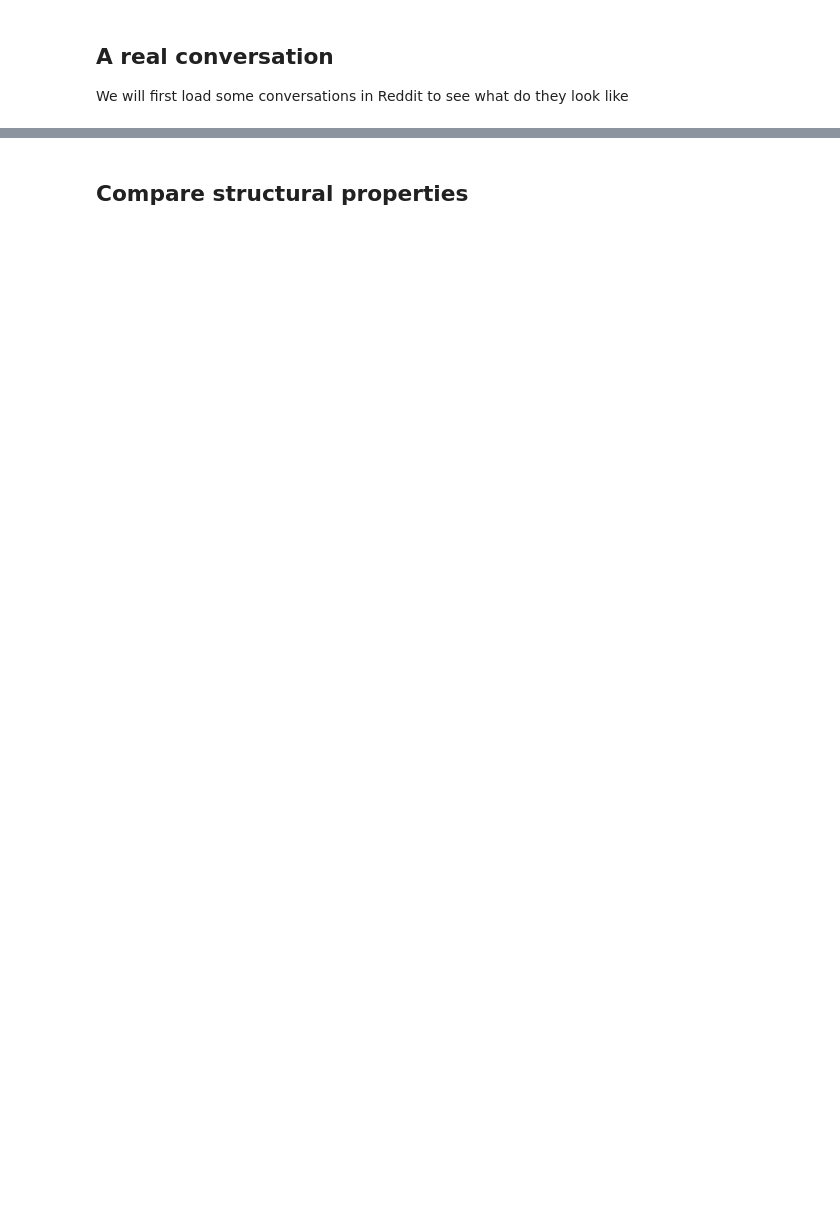
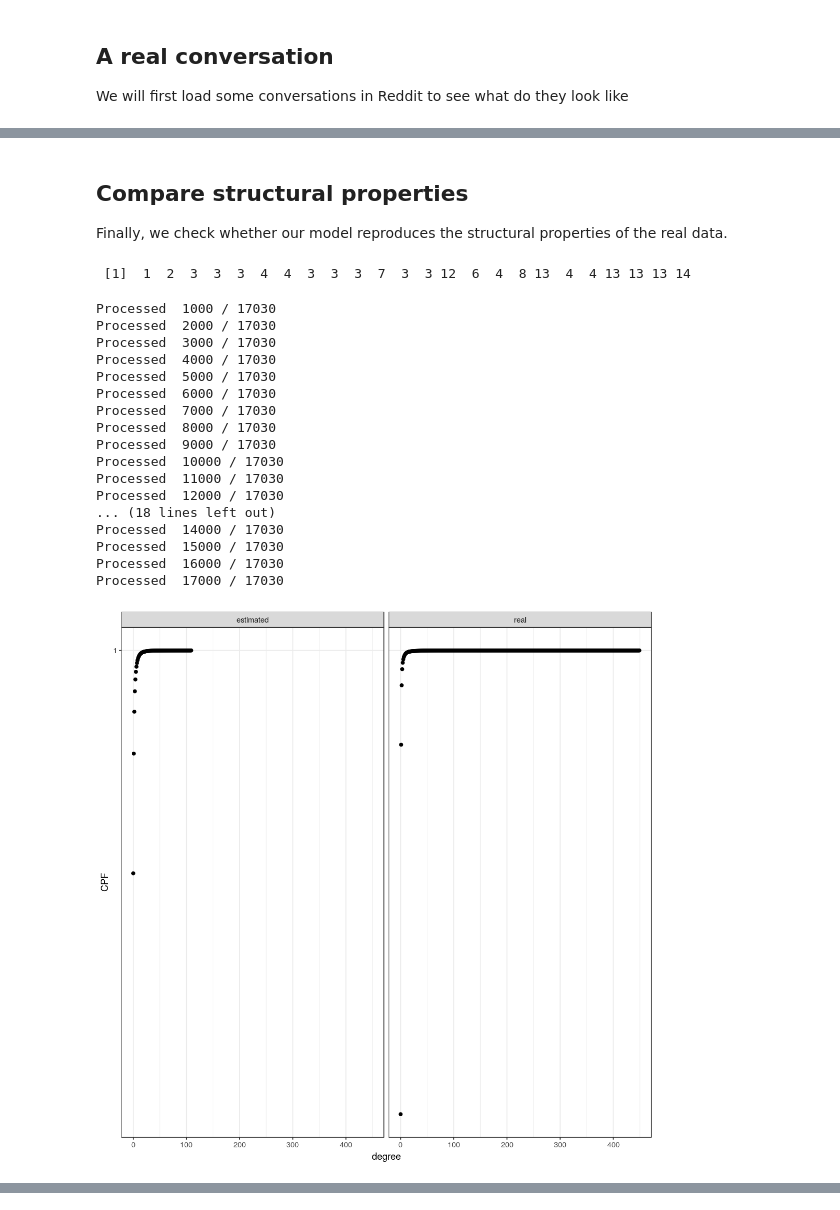
Before and after one commit to alumbreras/generative-discussion-threads, a Jupyter notebook: analysis/Tutorial ASONAM/notebook_asonam.ipynb, the cells around one changed output, grey strips where cells are left out. Cells and saved outputs as stored; diff of their text form; code cells hidden in the pictures; blank space fills up the shorter version.

Commit message:
code seems ok. Still some weirdness in the tutorial. Check it again

```diff
--- a/analysis/Tutorial ASONAM/notebook_asonam.ipynb
+++ b/analysis/Tutorial ASONAM/notebook_asonam.ipynb
@@ -107,0 +106,11 @@ plot.tree.nicely(parents[[3]])
+# %%
+# Estimate alpha, beta, tau parameters
+df.results <- data.frame()
+for(xp in 1:2){
+    alpha_0 <- runif(1)
+    beta_0  <- runif(1)
+    tau_0   <- runif(1, max=0.99)
+    res <- estimation_Gomez2013(df.trees = df.trees, params=list(alpha = alpha_0, beta = beta_0, tau = tau_0))
+    res
+    df.results <- rbind(df.results, res)
+}
@@ -112,25 +193,19 @@ Now we have a growth model. We can fit its parameters to the real threads.
+# %% [markdown]
+## Compare structural properties
+
+Finally, we check whether our model reproduces the structural properties of the real data.
+# %%
+# Generate threads with the estimated parameters
+sizes <- sapply(parents, function(x) length(x))
+parents_hat <- list()
+for(i in 1:length(sizes)){
+  parents_hat[[i]] <- gen.parentsvector.Gomez2013(sizes[i], res$alpha, res$beta, res$tau)
+}
+# %%
+parents_hat[[10]]
+# %% [output]
+ [1]  1  2  3  3  3  4  4  3  3  3  7  3  3 12  6  4  8 13  4  4 13 13 13 14
 # %%
-
-# Estimate paremeters ----------------------------------------------------------
-
-# Store in dataframe format.
-# Each line contains the post id, the chosen parent
-# and the features of its parent (popularity, lag, root) at the
-# moment (t) of that choice.
-df.trees <- all_parents_to_dataframe(parents)
-
-# Grid search of one parameter given the other two
-# This is useful to see the shape of the likelihood around the MLE.
-
-
-# Estimate alpha, beta, tau parameters
-res <- estimation_Gomez2013(df.trees = df.trees, params=list(alpha=0.5, beta=0.6, tau=0.5))
-
-# Generate threads with the estimated parameters
-parents_hat <- replicate(ntrees,
-                         gen.parentsvector.Gomez2013(n, res$alpha, res$beta, res$tau),
-                         simplify = FALSE)
-
 # Compare structural properties ------------------------------------------------
 
 # Degree distribution
@@ -138,8 +213,8 @@ df.degrees     <- struct_degree_distribution(parents)
 df.degrees_hat <- struct_degree_distribution(parents_hat)
 df.degrees$cumprob     <- cumsum(df.degrees$frequency/sum(df.degrees$frequency))
 df.degrees_hat$cumprob <- cumsum(
-                           df.degrees_hat$frequency/sum(df.degrees_hat$frequency)
-                          )
+  df.degrees_hat$frequency/sum(df.degrees_hat$frequency)
+)
 
 df.degrees$data     <- 'real'
 df.degrees_hat$data <- 'estimated'
@@ -152,34 +227,53 @@ ggplot(df.degrees, aes(x=degree, y = cumprob)) +
   ylab('CPF')
 
 # Subtree size distribution
 df.subtrees     <- struct_subtree_size_distribution(parents)
 df.subtrees_hat <- struct_subtree_size_distribution(parents_hat)
 df.subtrees$cumprob     <- cumsum(df.subtrees$frequency/sum(df.subtrees$frequency))
 df.subtrees_hat$cumprob <- cumsum(
-                          df.subtrees_hat$frequency/sum(df.subtrees_hat$frequency)
-                        )
+  df.subtrees_hat$frequency/sum(df.subtrees_hat$frequency)
+)
 
 df.subtrees$data     <- 'real'
 df.subtrees_hat$data <- 'estimated'
 df.subtrees <- bind_rows(df.subtrees, df.subtrees_hat)
-ggplot(df.subtrees, aes(x=degree, y = cumprob)) +
+ggplot(df.subtrees, aes(x=size, y = cumprob)) +
   geom_point() +
   scale_y_log10() +
   facet_grid(.~data) +
   theme_bw() +
   ylab('CPF')
 
 
 # Size vs Depth
 df.sizedepth     <- struct_size_depth(parents)
 df.sizedepth_hat <- struct_size_depth(parents_hat)
 
 df.sizedepth$data     <- 'real'
 df.sizedepth_hat$data <- 'estimated'
 df.sizedepth <- bind_rows(df.sizedepth, df.sizedepth_hat)
 ggplot(df.sizedepth, aes(x=size, y = depth)) +
   geom_point() +
   #scale_y_log10() +
   facet_grid(.~data) +
   theme_bw() +
-  xlab(size) + ylab('depth')
+  xlab("size") + ylab('depth')
+# %% [output]
+Processed  1000 / 17030
+Processed  2000 / 17030
+Processed  3000 / 17030
+Processed  4000 / 17030
+Processed  5000 / 17030
+Processed  6000 / 17030
+Processed  7000 / 17030
+Processed  8000 / 17030
+Processed  9000 / 17030
+Processed  10000 / 17030
+Processed  11000 / 17030
+Processed  12000 / 17030
+... (18 lines left out)
+Processed  14000 / 17030
+Processed  15000 / 17030
+Processed  16000 / 17030
+Processed  17000 / 17030
+[figure, added]
@@ -186,2 +301,0 @@ ggplot(df.sizedepth, aes(x=size, y = depth)) +
-# %% [markdown]
-## Compare structural properties
```
Also changed, not shown: parts of 16 cells of this notebook, 5 other files.
